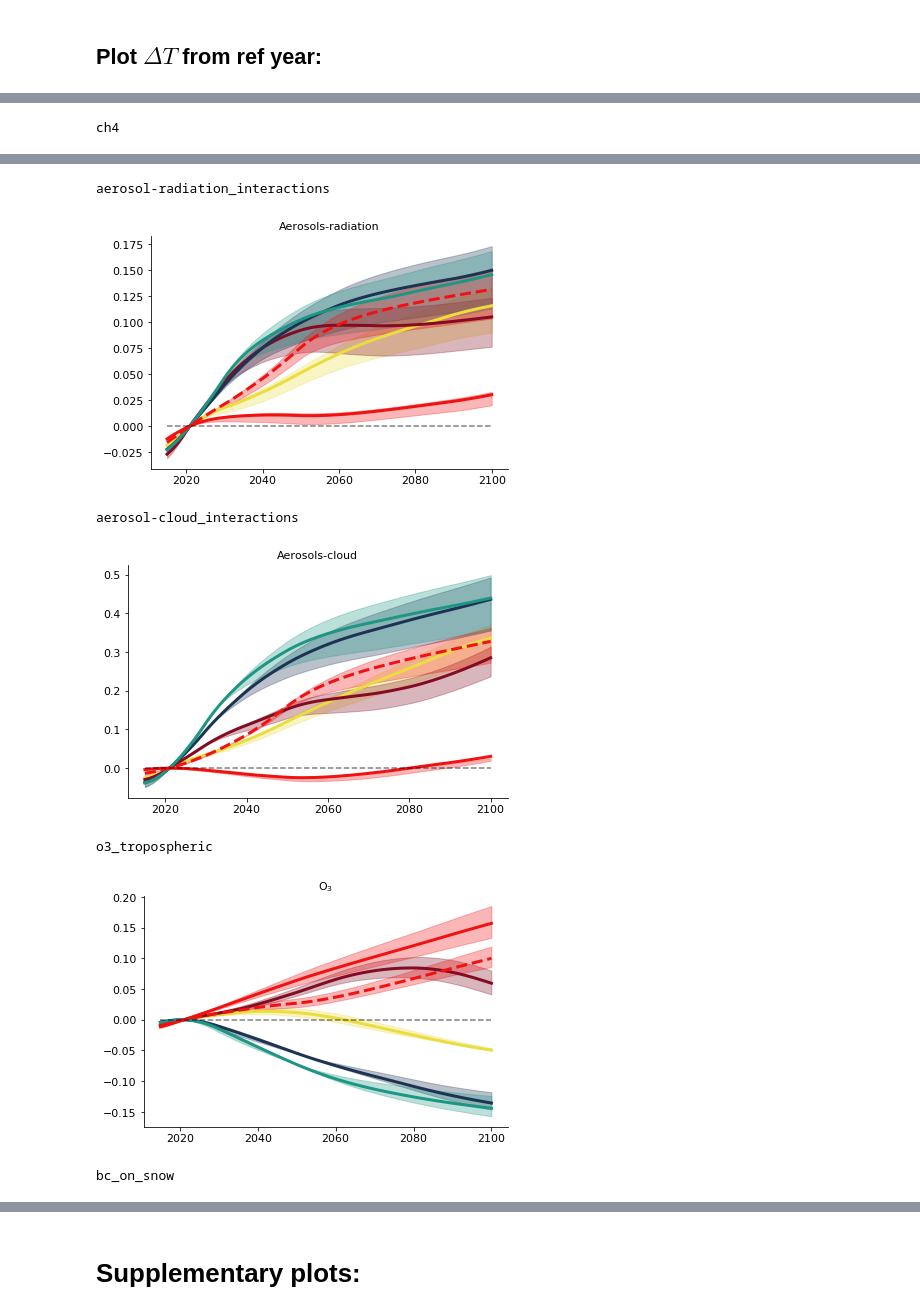
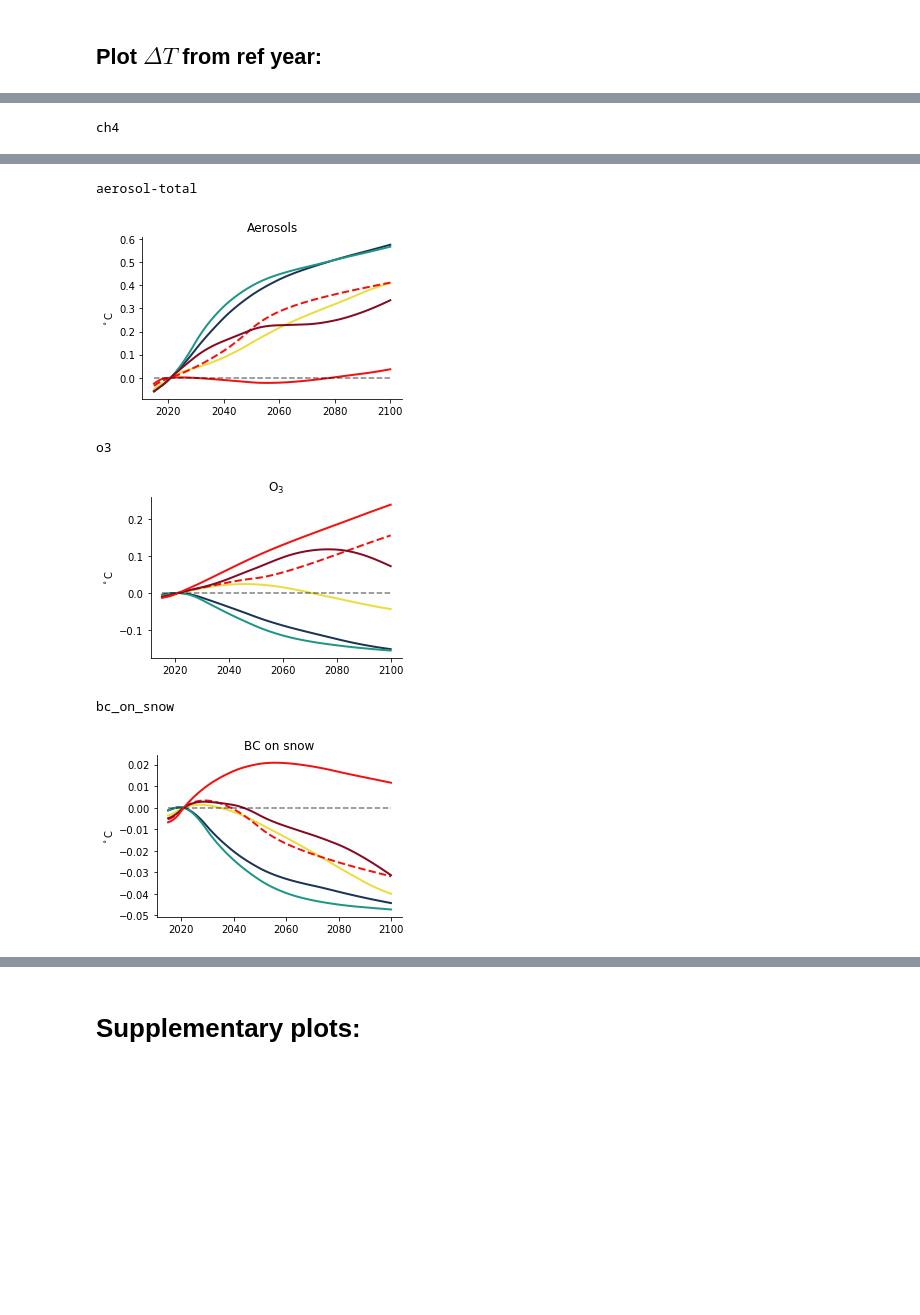
Before and after one commit to sarambl/AR6_CH6_RCMIPFIGS, a Jupyter notebook: ar6_ch6_rcmipfigs/notebooks/3_delta_T_plot.ipynb, the cells around one changed output, grey strips where cells are left out. Saved outputs shown, nothing was run; the diff lists cells and outputs as text; code cells hidden in the pictures; blank space fills up the shorter version.

```diff
--- a/ar6_ch6_rcmipfigs/notebooks/3_delta_T_plot.ipynb
+++ b/ar6_ch6_rcmipfigs/notebooks/3_delta_T_plot.ipynb
@@ -53,9 +53,10 @@ time = 'time'
 # variables to plot:
 variables_erf_comp = [
     'ch4',
-    'aerosol-radiation_interactions',
-    'aerosol-cloud_interactions',
-    'o3_tropospheric',
+    #'aerosol-radiation_interactions',
+    #'aerosol-cloud_interactions',
+    'aerosol-total',
+    'o3',
     #'F-Gases|HFC',
     'bc_on_snow']
 # total ERFs for anthropogenic and total:
@@ -351,7 +450,7 @@ import matplotlib.pyplot as plt
 import matplotlib.gridspec as gridspec
 from ar6_ch6_rcmipfigs.utils.misc_func import make_folders
 
-figsize = [6, 4]
+figsize = [4.5, 3]
 s_y = ref_year
 s_y2 = '2015'
 e_y = last_y
@@ -360,18 +459,7 @@ e_y2 = last_y
 cdic = get_scenario_c_dic()
 lsdic = get_scenario_ls_dic()#get_ls_dic(ds_DT[climatemodel].values)
 
-
-SMALL_SIZE = 11
-MEDIUM_SIZE = 11
-BIGGER_SIZE = 16
-plt.rc('font', size=SMALL_SIZE)          # controls default text sizes
-plt.rc('axes', titlesize=SMALL_SIZE)     # fontsize of the axes title
-plt.rc('axes', labelsize=MEDIUM_SIZE)    # fontsize of the x and y labels
-plt.rc('xtick', labelsize=SMALL_SIZE)    # fontsize of the tick labels
-plt.rc('ytick', labelsize=SMALL_SIZE)    # fontsize of the tick labels
-plt.rc('legend', fontsize=SMALL_SIZE)    # legend fontsize
-plt.rc('figure', titlesize=BIGGER_SIZE)  # fontsize of the figure title
-
+linewidth = 2
 
 #fig2, axs, ax_tot = get_fig_ax_tot()#fig3 = plt.figure(constrained_layout=True)
 _ds = ds_DT.sel(year=slice(s_y2, e_y2))
@@ -385,31 +473,14 @@ for var in variables_erf_comp:#, axs):
         _da_ally = ds_DT[name_deltaT].sel(variable=var, scenario=scn, year=slice(s_y2, e_y2))
         _da_refy = ds_DT[name_deltaT].sel(variable=var, scenario=scn,year=slice(s_y, s_y)).squeeze()
         _da = _da_ally - _da_refy
-        #_da = ds_DT[var].sel(scenario=scn, time=slice(s_y2, e_y2)) - ds_DT[new_varname(var, name_deltaT)].sel(
-        #    scenario=scn,
-        #    time=slice(s_y,
-        #               s_y)).squeeze()
         # Choose median:
         _pl_da = _da.sel(percentile='median')
         # Plot mean:
-        _pl_da.plot(ax=ax, c=cdic[scn], label=scn, linestyle = lsdic[scn], linewidth=3)
-        #_pl_da.plot( c=cdic[scn], label=scn, linestyle = lsdic[scn])
-        # compute standard deviation:
-        #_std = _da.std(climatemodel)
-        # plot +/- 1 standard deviation
-        da_perc5 =  _da.sel(percentile=perc5)
-        da_perc95 =  _da.sel(percentile=perc95)
-        ax.fill_between(_pl_da['year'].values,
-                        da_perc5,
-                        da_perc95,
-                        alpha=0.3,
-                        color=cdic[scn],
-                        label='_nolegen_'
-                       )
+        _pl_da.plot(ax=ax, c=cdic[scn], label=scn, linestyle = lsdic[scn], linewidth=linewidth)
 
     # various labels:
     ax.set_title('%s' % get_var_nicename(var))
-    ax.set_ylabel('')
+    ax.set_ylabel('$^\circ$C')
     ax.set_xlabel('')
     fix_ax(ax)
     # Plot zero line:
@@ -442,20 +513,7 @@ for scn in list(set(scenarios_fl) - {'historical'}):
     _da = ds_DT[name_deltaT].sel(variable=variables_erf_comp).sum(variable).sel( scenario=scn, year=slice(s_y2, e_y2)) - ds_DT_sy
     # Take median::
     _pl_da = _da.sel(percentile='median')
-    # Sum up the variables:
-    #print(_pl_da)
-    #_pl_da = _pl_da.sel(variable=variables_erf_comp).sum(variable)
-    # plot :
-    _pl_da.plot(ax=ax, c=cdic[scn], label=trans_scen2plotlabel(scn), xticks=[], linestyle = lsdic[scn], linewidth=3)
-    # calculate standard deviation over the models:
-    #_std = _da.sum(variable).std(climatemodel)
-    # Fill between +/- 1 std
-    #ax.fill_between(_pl_da['time'].values, _pl_da - _std, _pl_da + _std, alpha=0.3,
-    #                color=cdic[scn], label='_nolegend_')
-    da_perc5 =  _da.sel(percentile=perc5)#.sel(variable=variables_erf_comp).sum(variable)
-    da_perc95 =  _da.sel(percentile=perc95)#.sel(variable=variables_erf_comp).sum(variable)
-    #ax.fill_between(_pl_da['year'].values, da_perc5, da_perc95, alpha=0.3,
-    #                color=cdic[scn], label='_nolegen_')
+    _pl_da.plot(ax=ax, c=cdic[scn], label=trans_scen2plotlabel(scn), xticks=[], linestyle = lsdic[scn], linewidth=linewidth)
 
 
 
@@ -484,7 +542,6 @@ ch4
-aerosol-radiation_interactions
+aerosol-total
-[figure, old version]
+[figure, new version]
-aerosol-cloud_interactions
+o3
-[figure, old version]
+[figure, new version]
-o3_tropospheric
+bc_on_snow
-[figure, old version]
+[figure, new version]
-bc_on_snow
```
Also changed, not shown: parts of 8 cells of this notebook, 58 other files.
